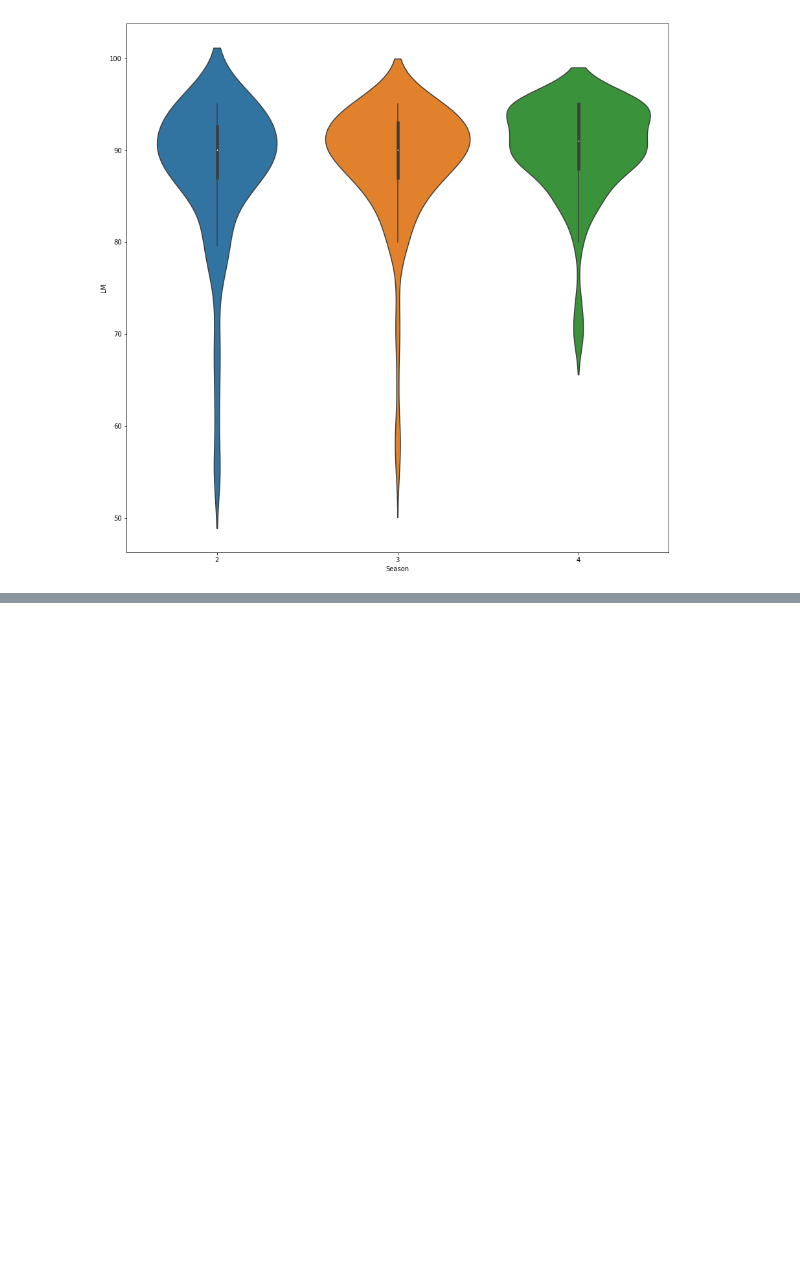
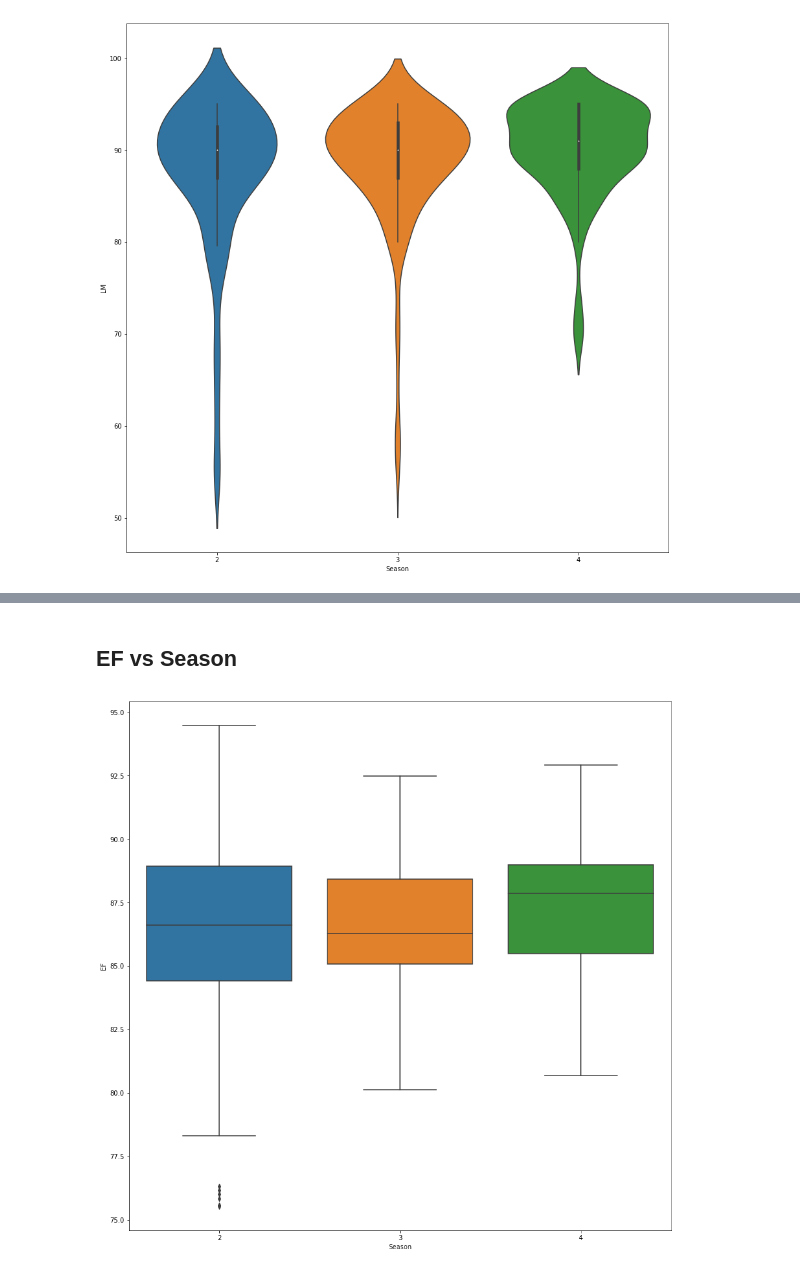
Before and after one commit to Didanny/EECE-464-Project, a Jupyter notebook: Project.ipynb, the cells around one changed output, grey strips where cells are left out. Saved outputs shown, nothing was run; the diff lists cells and outputs as text; code cells hidden in the pictures; blank space fills up the shorter version.

```diff
--- a/Project.ipynb
+++ b/Project.ipynb
@@ -320,0 +335,8 @@ plt.show()
+# %% [markdown]
+## EF vs Season
+# %%
+plt.figure(figsize=(15,15))
+sns.boxplot(x='Season', y='EF', data=dataset_2)
+plt.show()
+# %% [output]
+[figure, added]
```
Also changed, not shown: parts of 5 cells of this notebook.
